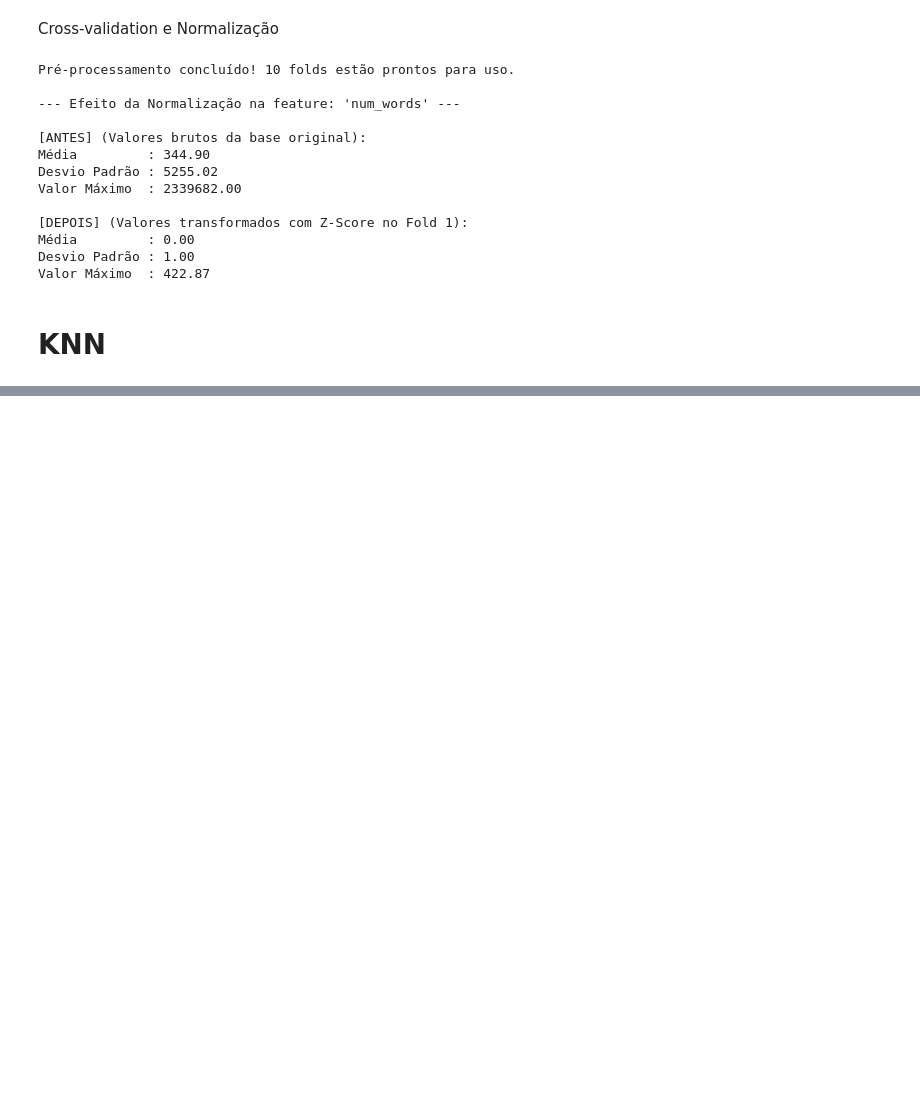
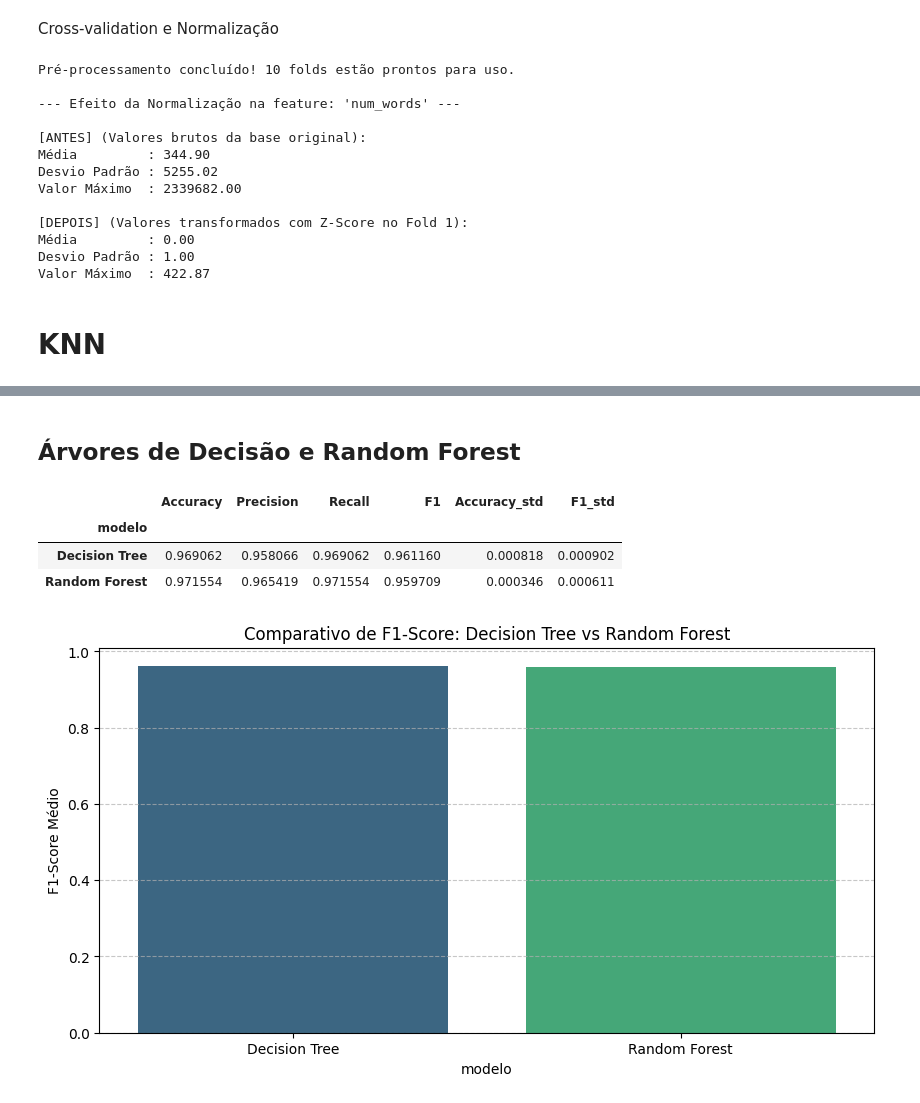
Before and after one commit to lfsdaros/Email_Phishing_Detector_POLI, a Jupyter notebook: Phishing_Detector.ipynb, the cells around one changed output, grey strips where cells are left out. Saved outputs shown, nothing was run; the diff lists cells and outputs as text; code cells hidden in the pictures; blank space fills up the shorter version.

Commit message:
Update Phishing_Detector.ipynb
Arvore de Decisão e Random Forest

```diff
--- a/Phishing_Detector.ipynb
+++ b/Phishing_Detector.ipynb
@@ -260,0 +261,2 @@ plt.show()
+# %% [markdown]
+## Árvores de Decisão e Random Forest
@@ -260,0 +312,22 @@ plt.show()
+# %%
+# Calculando a média e o desvio padrão
+tabela_media = df_completo.groupby('modelo')[['Accuracy', 'Precision', 'Recall', 'F1']].mean()
+tabela_std = df_completo.groupby('modelo')[['Accuracy', 'F1']].std().rename(columns={'Accuracy': 'Accuracy_std', 'F1': 'F1_std'})
+
+# Unindo as tabelas
+tabela_final = pd.concat([tabela_media, tabela_std], axis=1)
+display(tabela_final)
+# %% [output]
+|  | Accuracy | Precision | Recall | F1 | Accuracy_std | F1_std |
+| modelo |  |  |  |  |  |  |
+| Decision Tree | 0.969062 | 0.958066 | 0.969062 | 0.961160 | 0.000818 | 0.000902 |
+| Random Forest | 0.971554 | 0.965419 | 0.971554 | 0.959709 | 0.000346 | 0.000611 |
+# %%
+plt.figure(figsize=(10, 5))
+sns.barplot(data=df_completo, x='modelo', y='F1', hue='modelo', palette='viridis', legend=False)
+plt.title('Comparativo de F1-Score: Decision Tree vs Random Forest')
+plt.ylabel('F1-Score Médio')
+plt.grid(True, axis='y', linestyle='--', alpha=0.7)
+plt.show()
+# %% [output]
+[figure, added]
```
Also changed, not shown: parts of 9 cells of this notebook.
